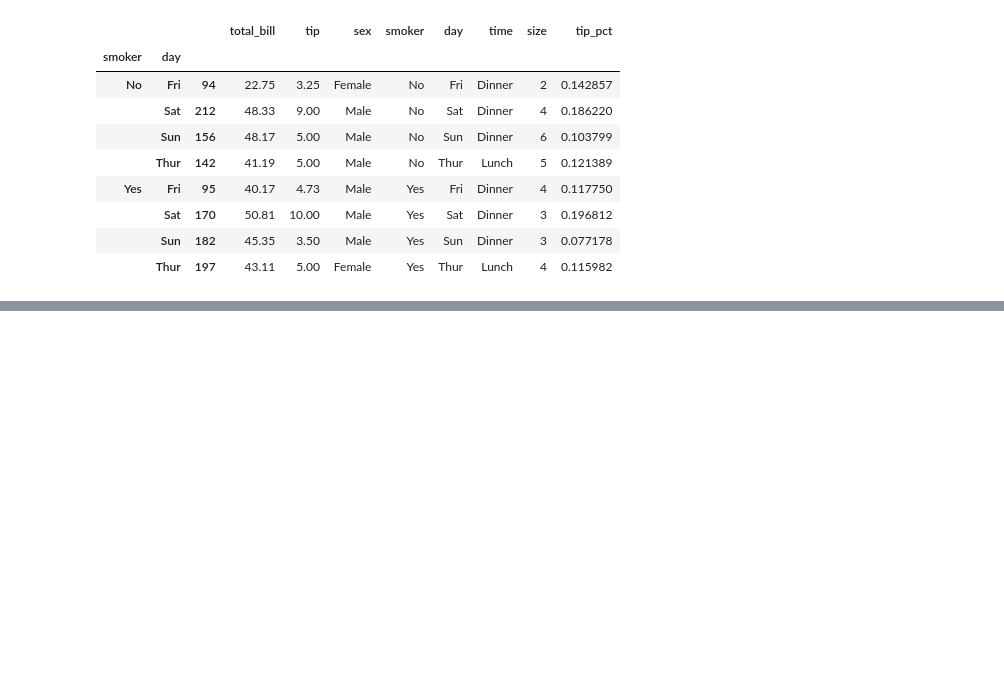
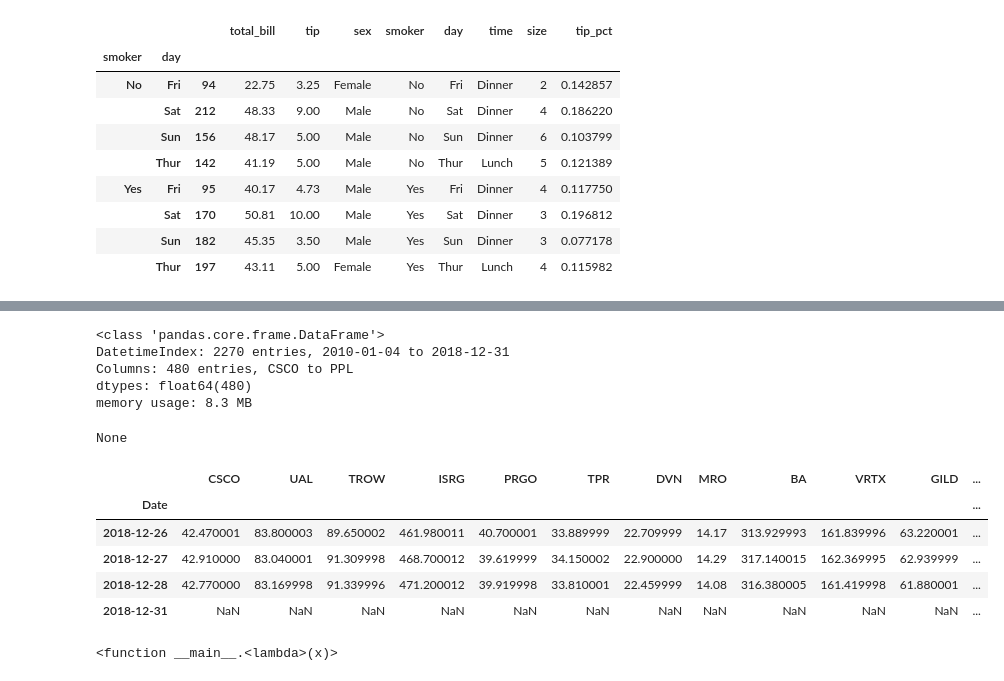
Before and after one commit to MuayThaiLegz/Py_DataAnalysis, a Jupyter notebook: Py_DataC10.ipynb, the cells around one changed output, grey strips where cells are left out. Drawn from its saved outputs; the diff is of its cells as text; code cells hidden in the pictures; blank space fills up the shorter version.

```diff
--- a/Py_DataC10.ipynb
+++ b/Py_DataC10.ipynb
@@ -545,0 +655,32 @@ dtype: int64
+# %%
+# Financial Data example
+
+close_px = pd.read_csv('sp500_closefull.csv',
+                      parse_dates=True,
+                      infer_datetime_format=True,
+                      index_col='Date')
+
+display(close_px.info())
+
+display(close_px[-4:])
+
+# A task of interest might be to compute a df consisting of then yearly correlations of daily return
+# (computed from percent changes) with SPX. As one way to do thism we first create a function that
+# computes the pairwaise correlation of ech column with the 'SPX' column:
+
+spx_corr = lambda x: x.corrwith(x['AMZN'])
+spx_corr
+# %% [output]
+<class 'pandas.core.frame.DataFrame'>
+DatetimeIndex: 2270 entries, 2010-01-04 to 2018-12-31
+Columns: 480 entries, CSCO to PPL
+dtypes: float64(480)
+memory usage: 8.3 MB
+None
+|  | CSCO | UAL | TROW | ISRG | PRGO | TPR | DVN | MRO | BA | VRTX | GILD | ... |
+| Date |  |  |  |  |  |  |  |  |  |  |  | ... |
+| 2018-12-26 | 42.470001 | 83.800003 | 89.650002 | 461.980011 | 40.700001 | 33.889999 | 22.709999 | 14.17 | 313.929993 | 161.839996 | 63.220001 | ... |
+| 2018-12-27 | 42.910000 | 83.040001 | 91.309998 | 468.700012 | 39.619999 | 34.150002 | 22.900000 | 14.29 | 317.140015 | 162.369995 | 62.939999 | ... |
+| 2018-12-28 | 42.770000 | 83.169998 | 91.339996 | 471.200012 | 39.919998 | 33.810001 | 22.459999 | 14.08 | 316.380005 | 161.419998 | 61.880001 | ... |
+| 2018-12-31 | NaN | NaN | NaN | NaN | NaN | NaN | NaN | NaN | NaN | NaN | NaN | ... |
+<function __main__.<lambda>(x)>
```
Also changed, not shown: parts of 12 cells of this notebook.
